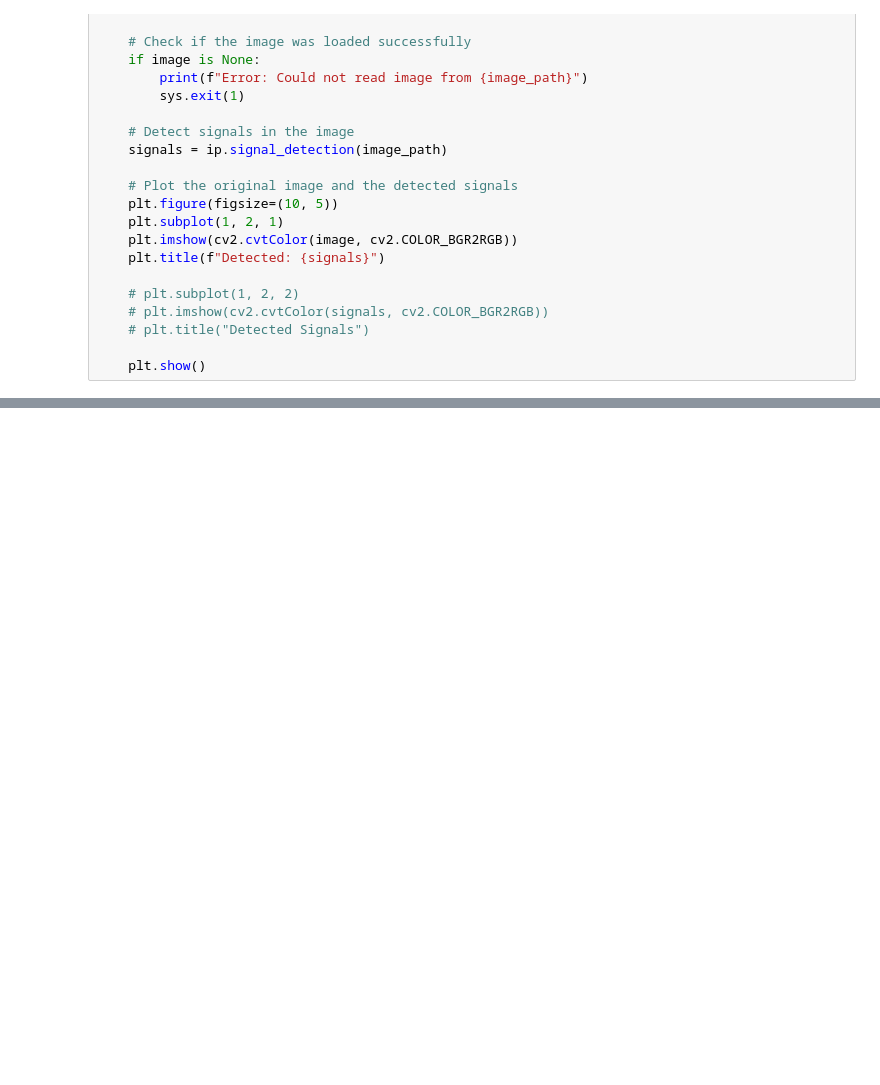
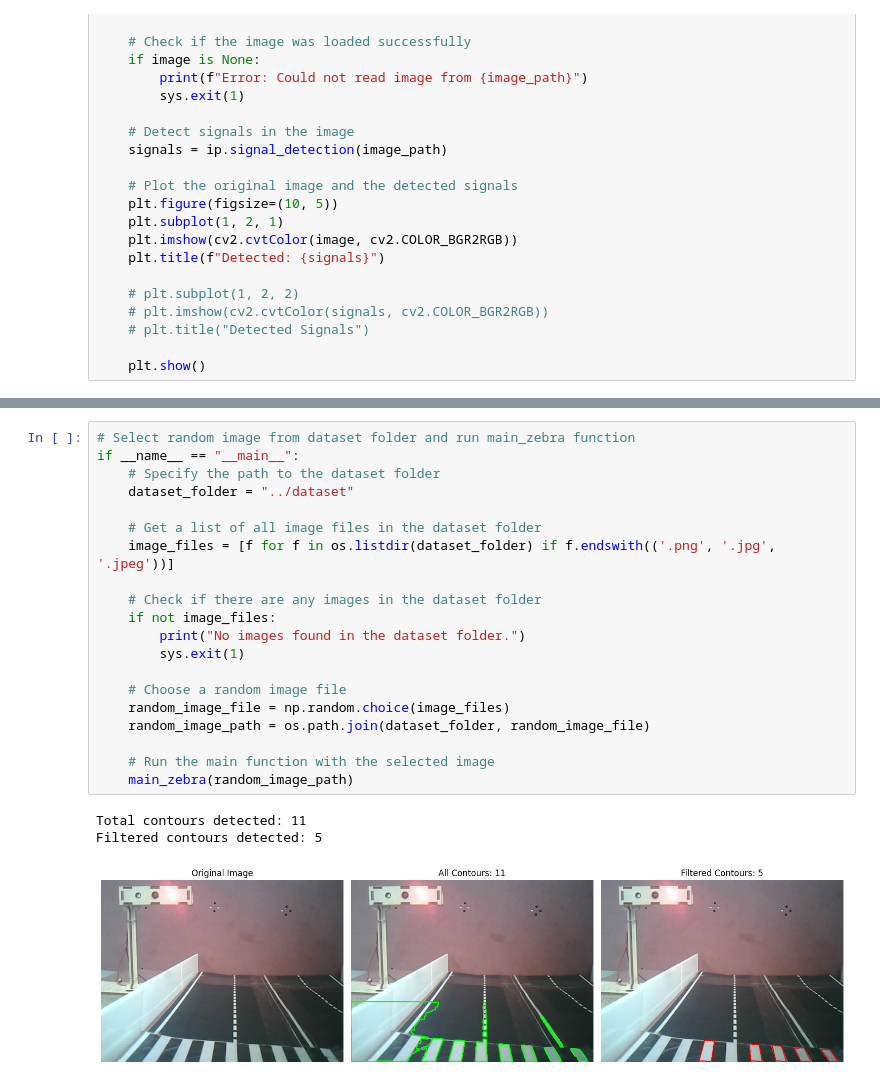
Before and after one commit to DevastatingRPG/road-saviour, a Jupyter notebook: server/testing.ipynb, the cells around one changed output, grey strips where cells are left out. Saved outputs shown, nothing was run; the diff lists cells and outputs as text; blank space fills up the shorter version.

Commit message:
lot of image processing upload

```diff
--- a/server/testing.ipynb
+++ b/server/testing.ipynb
@@ -59,0 +112,24 @@ if __name__ == "__main__":
+# %%
+# Select random image from dataset folder and run main_zebra function
+if __name__ == "__main__":
+    # Specify the path to the dataset folder
+    dataset_folder = "../dataset"
+
+    # Get a list of all image files in the dataset folder
+    image_files = [f for f in os.listdir(dataset_folder) if f.endswith(('.png', '.jpg', '.jpeg'))]
+
+    # Check if there are any images in the dataset folder
+    if not image_files:
+        print("No images found in the dataset folder.")
+        sys.exit(1)
+
+    # Choose a random image file
+    random_image_file = np.random.choice(image_files)
+    random_image_path = os.path.join(dataset_folder, random_image_file)
+
+    # Run the main function with the selected image
+    main_zebra(random_image_path)
+# %% [output]
+Total contours detected: 11
+Filtered contours detected: 5
+[figure, added]
```
Also changed, not shown: parts of 4 cells of this notebook, 2 other files.
